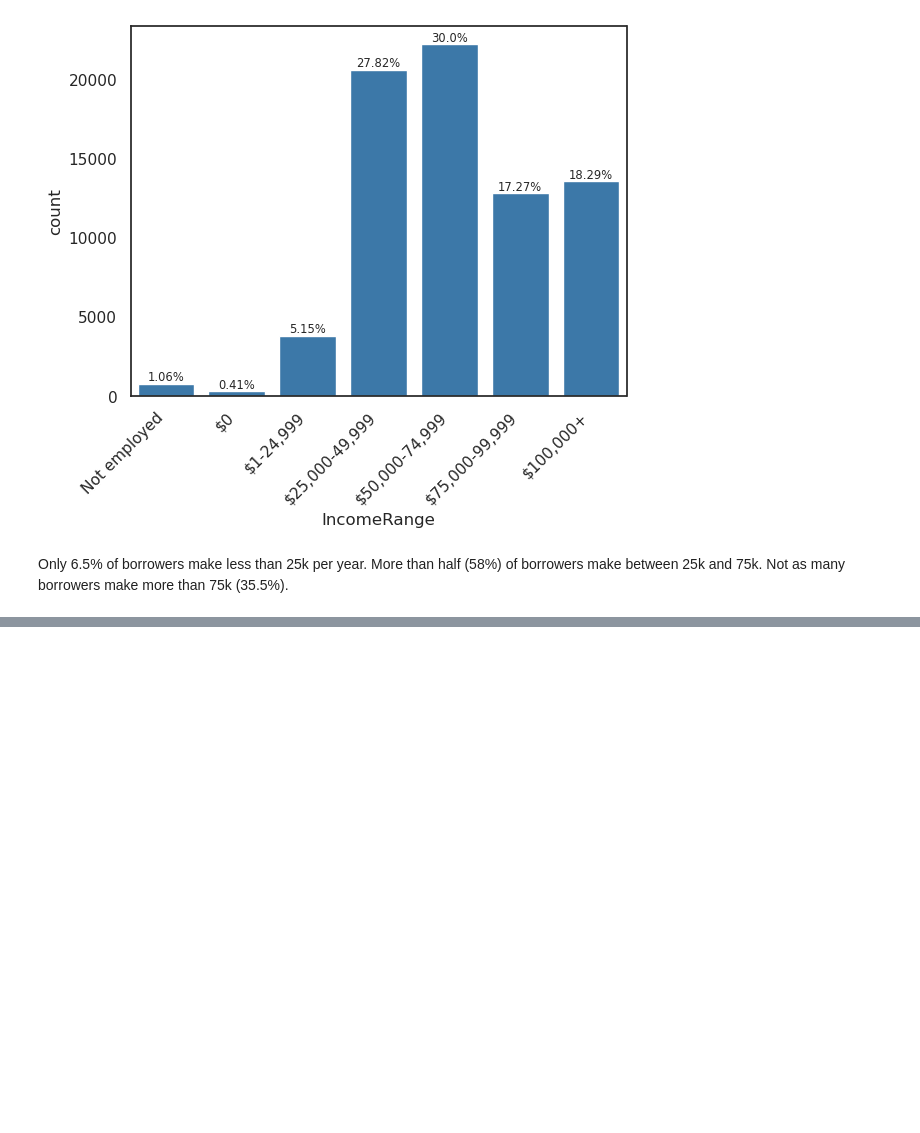
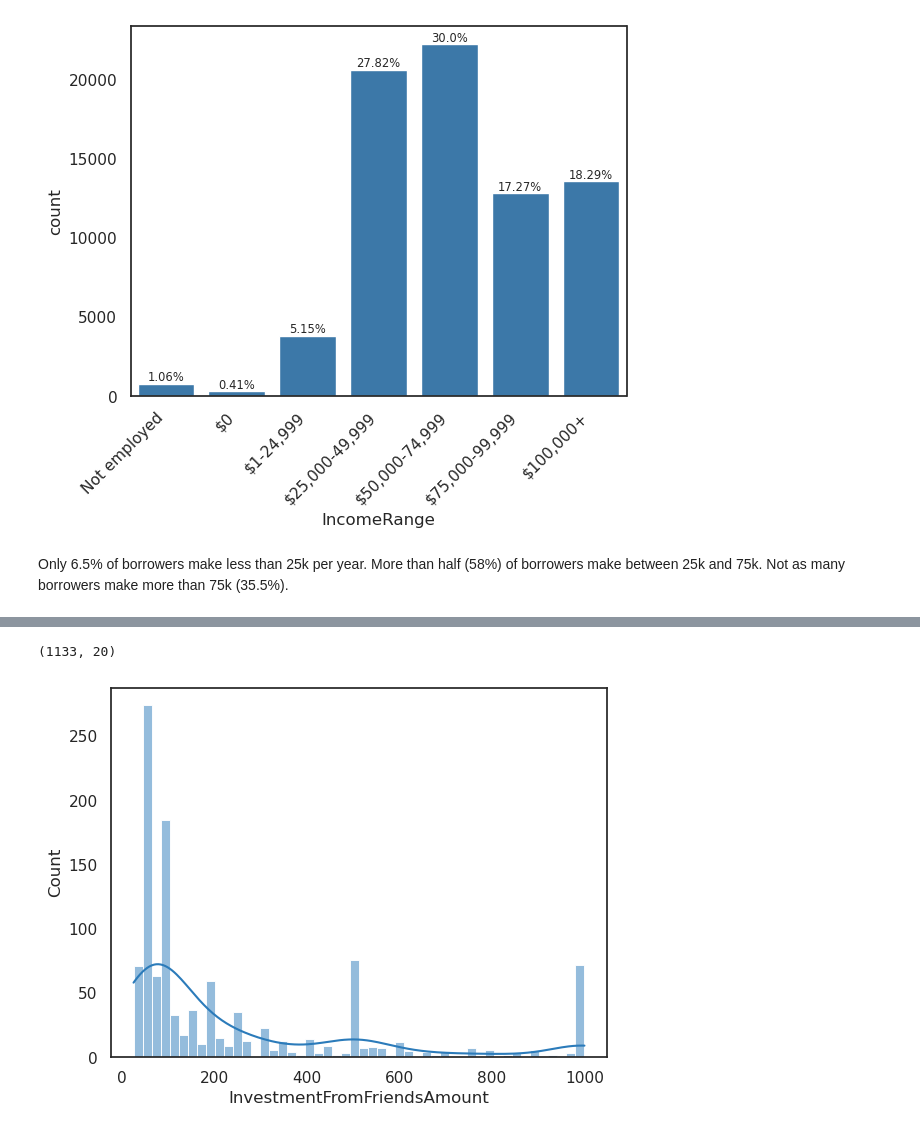
Before and after one commit to tristenwallace/prosper_loan_data_analysis, a Jupyter notebook: src/loan_analysis_explore.ipynb, the cells around one changed output, grey strips where cells are left out. Cells and saved outputs as stored; diff of their text form; code cells hidden in the pictures; blank space fills up the shorter version.

```diff
--- a/src/loan_analysis_explore.ipynb
+++ b/src/loan_analysis_explore.ipynb
@@ -718,0 +740,9 @@ Only 6.5% of borrowers make less than 25k per year. More than half (58%) of borr
+# %%
+friends_less_1100 = df.query('(InvestmentFromFriendsCount > 0) & (InvestmentFromFriendsAmount < 1001)')
+sns.histplot(data=friends_less_1100, x='InvestmentFromFriendsAmount', bins=50, color=color, kde=True)
+plt.ylabel('Count')
+plt.xlabel('InvestmentFromFriendsAmount');
+friends_less_1100.shape
+# %% [output]
+(1133, 20)
+[figure, added]
```
Also changed, not shown: parts of 3 cells of this notebook.
